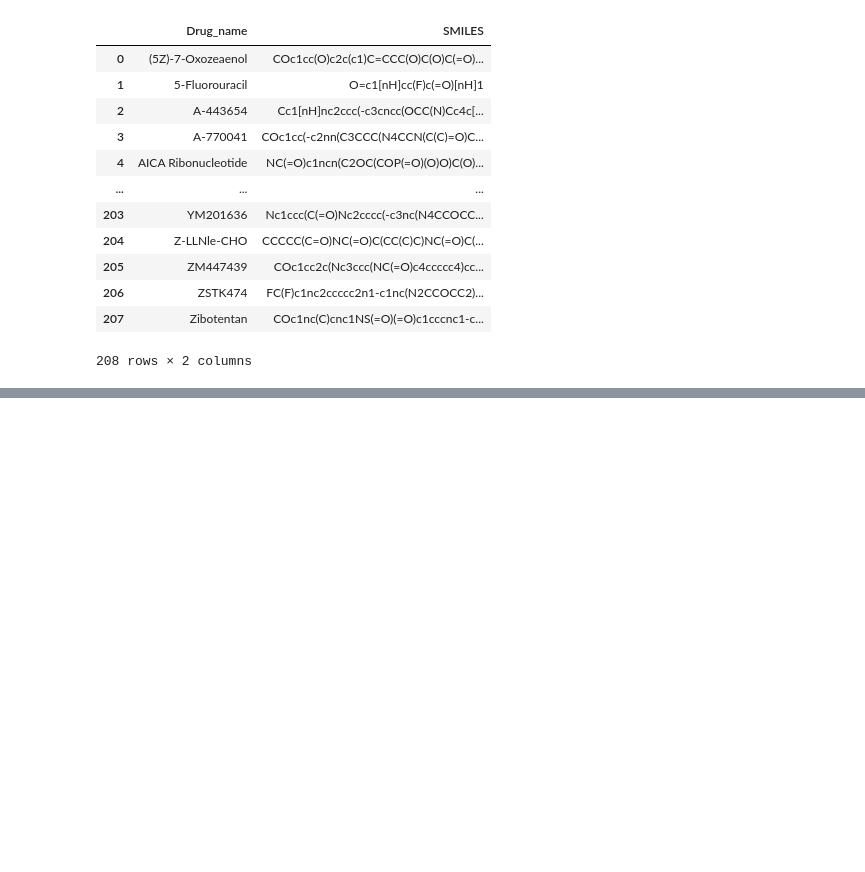
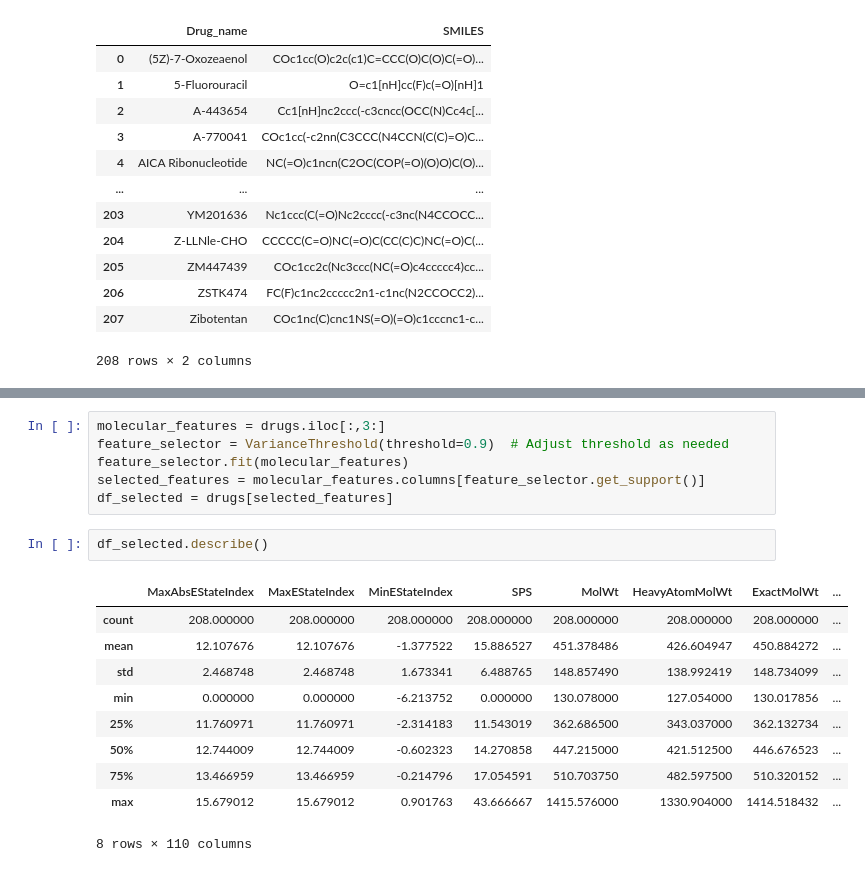
Before and after one commit to ricardofoliveira61/ML-data-analysis, a Jupyter notebook: GDSC1.ipynb, the cells around one changed output, grey strips where cells are left out. Drawn from its saved outputs; the diff is of its cells as text; blank space fills up the shorter version.

```diff
--- a/GDSC1.ipynb
+++ b/GDSC1.ipynb
@@ -518,0 +539,19 @@ drugs
+# %%
+molecular_features = drugs.iloc[:,3:]
+feature_selector = VarianceThreshold(threshold=0.9)  # Adjust threshold as needed
+feature_selector.fit(molecular_features)
+selected_features = molecular_features.columns[feature_selector.get_support()]
+df_selected = drugs[selected_features]
+# %%
+df_selected.describe()
+# %% [output]
+|  | MaxAbsEStateIndex | MaxEStateIndex | MinEStateIndex | SPS | MolWt | HeavyAtomMolWt | ExactMolWt | ... |
+| count | 208.000000 | 208.000000 | 208.000000 | 208.000000 | 208.000000 | 208.000000 | 208.000000 | ... |
+| mean | 12.107676 | 12.107676 | -1.377522 | 15.886527 | 451.378486 | 426.604947 | 450.884272 | ... |
+| std | 2.468748 | 2.468748 | 1.673341 | 6.488765 | 148.857490 | 138.992419 | 148.734099 | ... |
+| min | 0.000000 | 0.000000 | -6.213752 | 0.000000 | 130.078000 | 127.054000 | 130.017856 | ... |
+| 25% | 11.760971 | 11.760971 | -2.314183 | 11.543019 | 362.686500 | 343.037000 | 362.132734 | ... |
+| 50% | 12.744009 | 12.744009 | -0.602323 | 14.270858 | 447.215000 | 421.512500 | 446.676523 | ... |
+| 75% | 13.466959 | 13.466959 | -0.214796 | 17.054591 | 510.703750 | 482.597500 | 510.320152 | ... |
+| max | 15.679012 | 15.679012 | 0.901763 | 43.666667 | 1415.576000 | 1330.904000 | 1414.518432 | ... |
+8 rows × 110 columns
```
Also changed, not shown: parts of 11 cells of this notebook.
